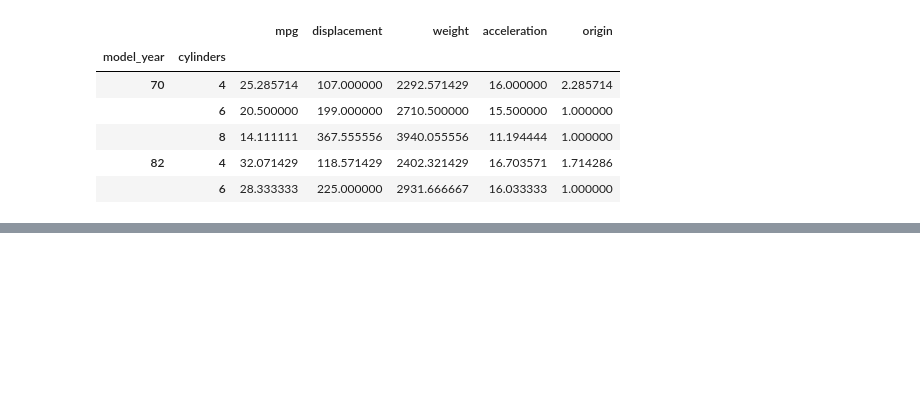
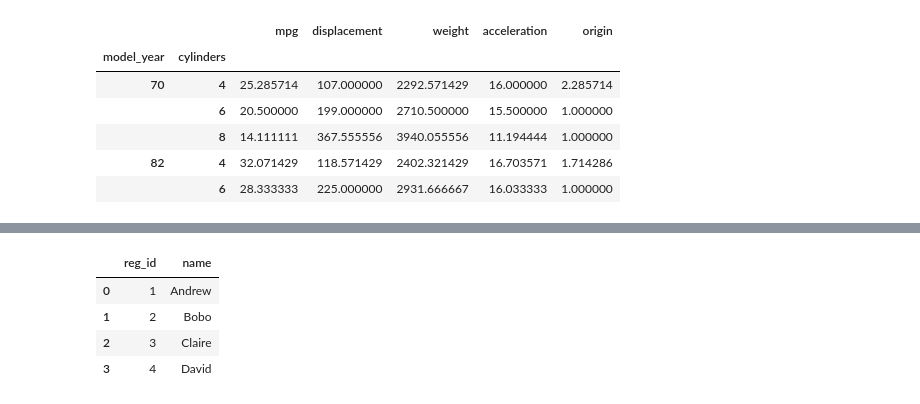
Before and after one commit to rahulgoraksha/ml-algorithms-practice, a Jupyter notebook: notebooks/pandas.ipynb, the cells around one changed output, grey strips where cells are left out. Saved outputs shown, nothing was run; the diff lists cells and outputs as text; code cells hidden in the pictures; blank space fills up the shorter version.

```diff
--- a/notebooks/pandas.ipynb
+++ b/notebooks/pandas.ipynb
@@ -1694,0 +1723,8 @@ Name: (76, 4), dtype: float64
+# %%
+registrations
+# %% [output]
+|  | reg_id | name |
+| 0 | 1 | Andrew |
+| 1 | 2 | Bobo |
+| 2 | 3 | Claire |
+| 3 | 4 | David |
```
Also changed, not shown: parts of 10 cells of this notebook, 1 other file.
